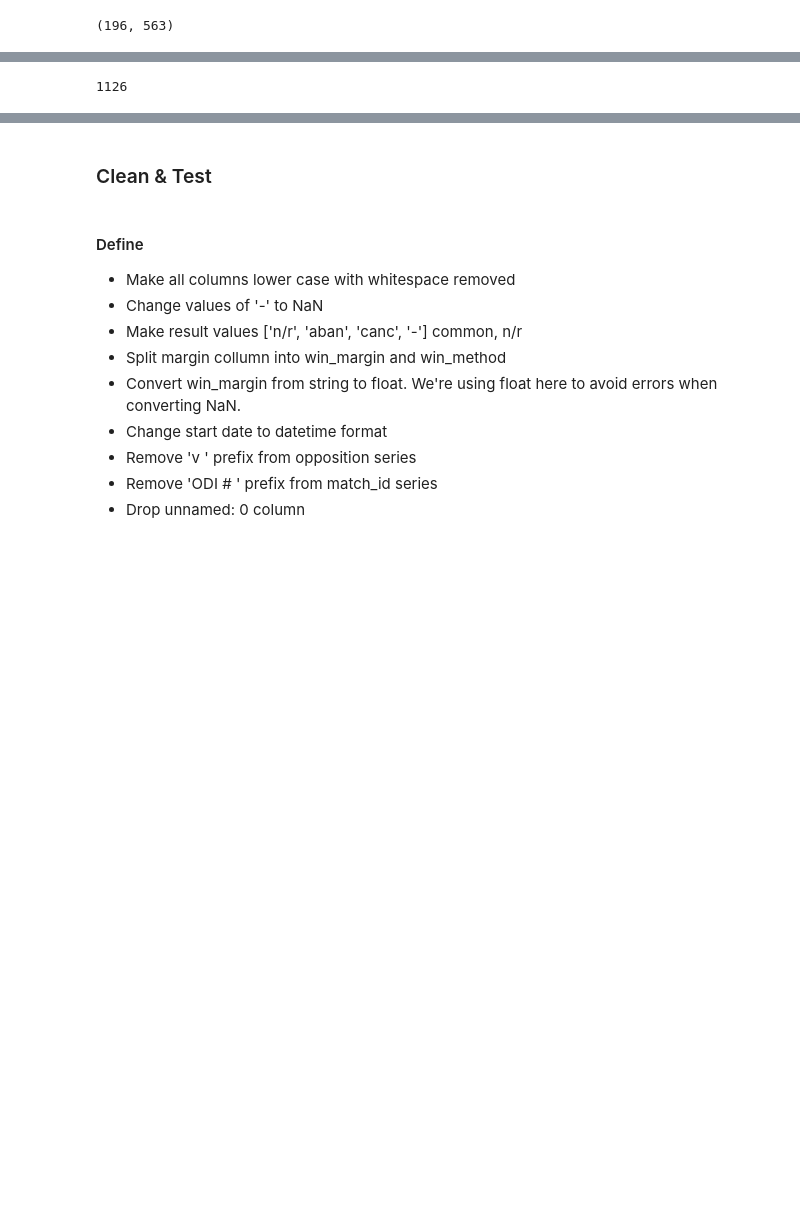
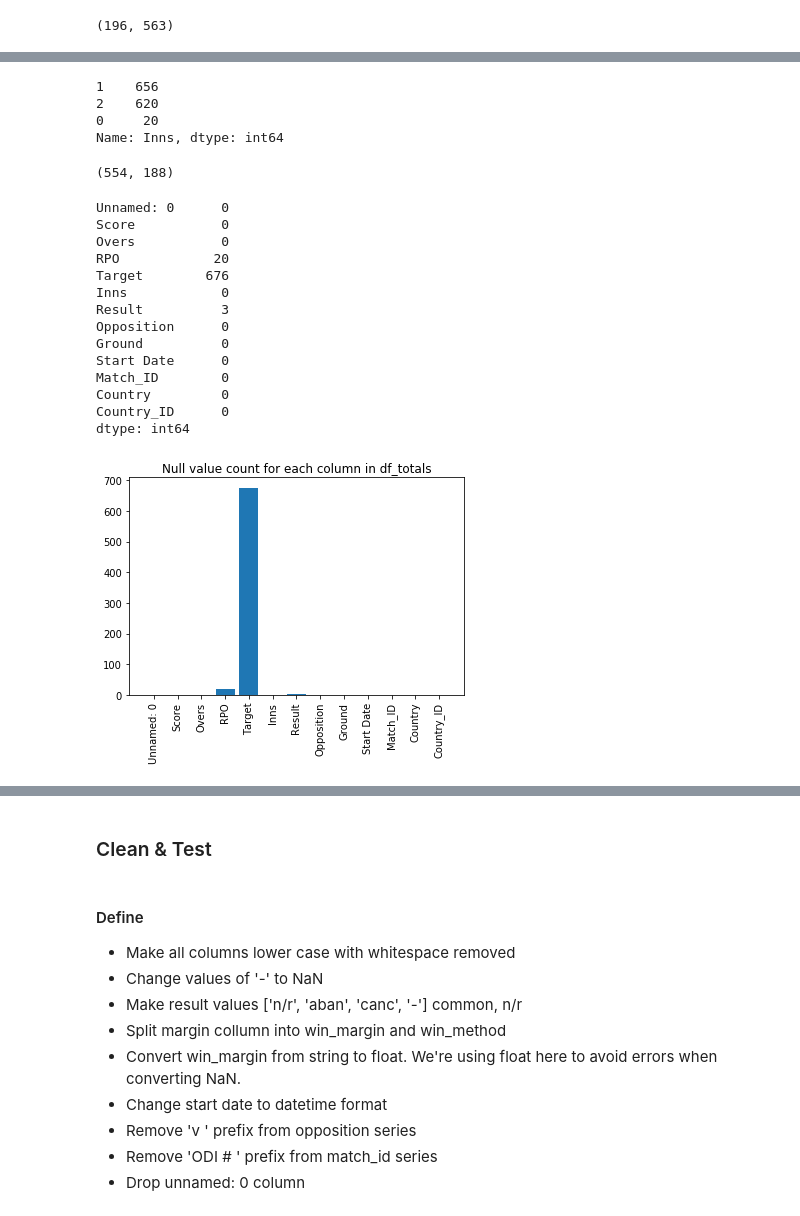
Before and after one commit to matt-fielding8/ODI_Cricket, a Jupyter notebook: notebooks/ODI_Cricket.ipynb, the cells around one changed output, grey strips where cells are left out. Drawn from its saved outputs; the diff is of its cells as text; code cells hidden in the pictures; blank space fills up the shorter version.

```diff
--- a/notebooks/ODI_Cricket.ipynb
+++ b/notebooks/ODI_Cricket.ipynb
@@ -119,4 +216,33 @@ df_match.shape[0] - df_match.Match_ID.duplicated(keep=False).sum(), df_match.Mat
+# %%
+df_totals.Inns.value_counts()
+# %% [output]
+1    656
+2    620
+0     20
+Name: Inns, dtype: int64
 # %%
-df_match.Match_ID.duplicated(keep=False).sum()
+df_totals.Match_ID.duplicated().sum(), df_totals.shape[0] - df_totals.Match_ID.duplicated(keep=False).sum()
 # %% [output]
-1126
+(554, 188)
+# %%
+nulls = (df_totals == "-").sum() + df_totals.isnull().sum()
+print(nulls)
+plt.bar(x=nulls.index, height=nulls.values);
+plt.xticks(rotation=90);
+plt.title("Null value count for each column in df_totals");
+# %% [output]
+Unnamed: 0      0
+Score           0
+Overs           0
+RPO            20
+Target        676
+Inns            0
+Result          3
+Opposition      0
+Ground          0
+Start Date      0
+Match_ID        0
+Country         0
+Country_ID      0
+dtype: int64
+[figure, added]
```
Also changed, not shown: parts of 59 cells of this notebook.
